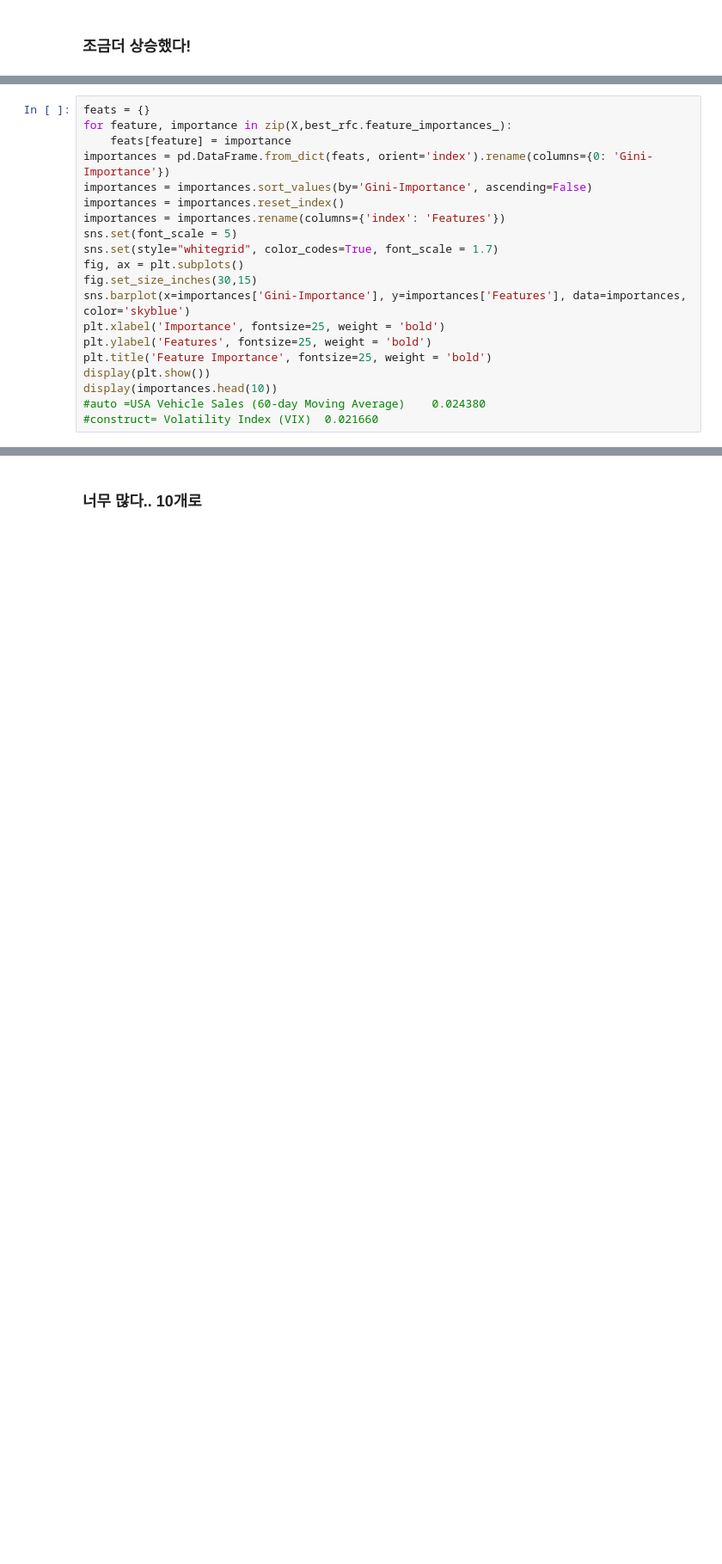
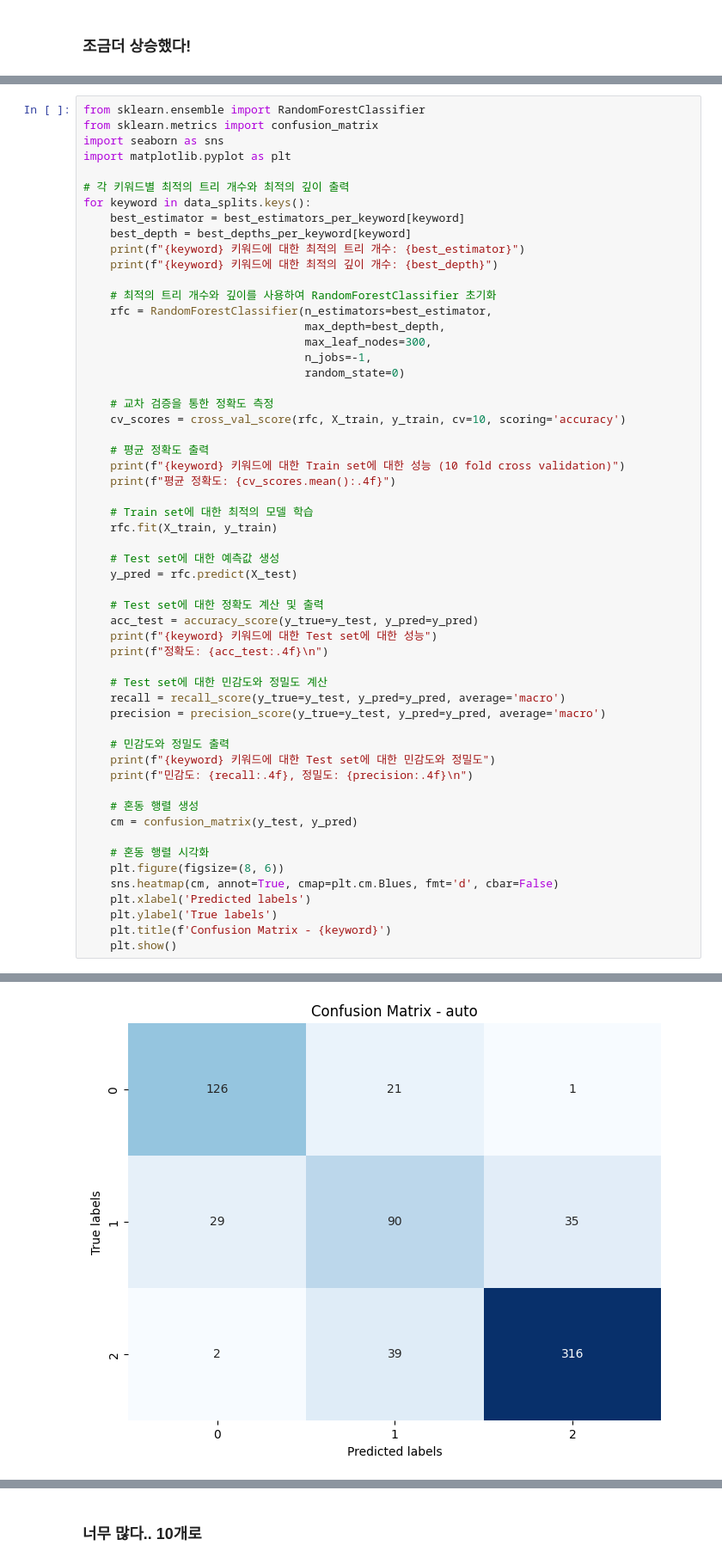
Before and after one commit to simpson000/sic_project_final, a Jupyter notebook: sic/second_compile.ipynb, the cells around one changed output, grey strips where cells are left out. Shown at 86% size. Saved outputs shown, nothing was run; the diff lists cells and outputs as text; blank space fills up the shorter version.

```diff
--- a/sic/second_compile.ipynb
+++ b/sic/second_compile.ipynb
@@ -475,20 +510,0 @@ plt.show()
-# %%
-feats = {}
-for feature, importance in zip(X,best_rfc.feature_importances_):
-    feats[feature] = importance
-importances = pd.DataFrame.from_dict(feats, orient='index').rename(columns={0: 'Gini-Importance'})
-importances = importances.sort_values(by='Gini-Importance', ascending=False)
-importances = importances.reset_index()
-importances = importances.rename(columns={'index': 'Features'})
-sns.set(font_scale = 5)
-sns.set(style="whitegrid", color_codes=True, font_scale = 1.7)
-fig, ax = plt.subplots()
-fig.set_size_inches(30,15)
-sns.barplot(x=importances['Gini-Importance'], y=importances['Features'], data=importances, color='skyblue')
-plt.xlabel('Importance', fontsize=25, weight = 'bold')
-plt.ylabel('Features', fontsize=25, weight = 'bold')
-plt.title('Feature Importance', fontsize=25, weight = 'bold')
-display(plt.show())
-display(importances.head(10))
-#auto =USA Vehicle Sales (60-day Moving Average)	0.024380
-#construct= Volatility Index (VIX)	0.021660
@@ -508,0 +511,57 @@ None
+# %%
+from sklearn.ensemble import RandomForestClassifier
+from sklearn.metrics import confusion_matrix
+import seaborn as sns
+import matplotlib.pyplot as plt
+
+# 각 키워드별 최적의 트리 개수와 최적의 깊이 출력
+for keyword in data_splits.keys():
+    best_estimator = best_estimators_per_keyword[keyword]
+    best_depth = best_depths_per_keyword[keyword]
+    print(f"{keyword} 키워드에 대한 최적의 트리 개수: {best_estimator}")
+    print(f"{keyword} 키워드에 대한 최적의 깊이 개수: {best_depth}")
+
+    # 최적의 트리 개수와 깊이를 사용하여 RandomForestClassifier 초기화
+    rfc = RandomForestClassifier(n_estimators=best_estimator,
+                                 max_depth=best_depth,
+                                 max_leaf_nodes=300,
+                                 n_jobs=-1,
+                                 random_state=0)
+
+    # 교차 검증을 통한 정확도 측정
+    cv_scores = cross_val_score(rfc, X_train, y_train, cv=10, scoring='accuracy')
+
+    # 평균 정확도 출력
+    print(f"{keyword} 키워드에 대한 Train set에 대한 성능 (10 fold cross validation)")
+    print(f"평균 정확도: {cv_scores.mean():.4f}")
+
+    # Train set에 대한 최적의 모델 학습
+    rfc.fit(X_train, y_train)
+
+    # Test set에 대한 예측값 생성
+    y_pred = rfc.predict(X_test)
+
+    # Test set에 대한 정확도 계산 및 출력
+    acc_test = accuracy_score(y_true=y_test, y_pred=y_pred)
+    print(f"{keyword} 키워드에 대한 Test set에 대한 성능")
+    print(f"정확도: {acc_test:.4f}\n")
+
+    # Test set에 대한 민감도와 정밀도 계산
+    recall = recall_score(y_true=y_test, y_pred=y_pred, average='macro')
+    precision = precision_score(y_true=y_test, y_pred=y_pred, average='macro')
+
+    # 민감도와 정밀도 출력
+    print(f"{keyword} 키워드에 대한 Test set에 대한 민감도와 정밀도")
+    print(f"민감도: {recall:.4f}, 정밀도: {precision:.4f}\n")
+
+    # 혼동 행렬 생성
+    cm = confusion_matrix(y_test, y_pred)
+
+    # 혼동 행렬 시각화
+    plt.figure(figsize=(8, 6))
+    sns.heatmap(cm, annot=True, cmap=plt.cm.Blues, fmt='d', cbar=False)
+    plt.xlabel('Predicted labels')
+    plt.ylabel('True labels')
+    plt.title(f'Confusion Matrix - {keyword}')
+    plt.show()
+# %% [output]
@@ -508,0 +577 @@ None
+[figure, added]
```
Also changed, not shown: parts of 36 cells of this notebook, 31 other files.
